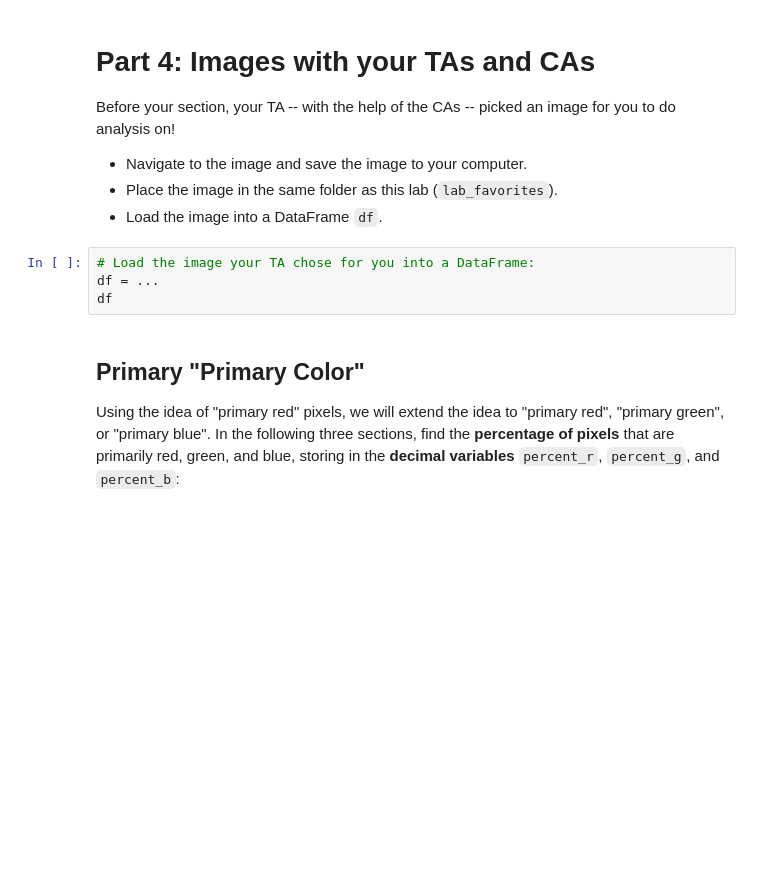
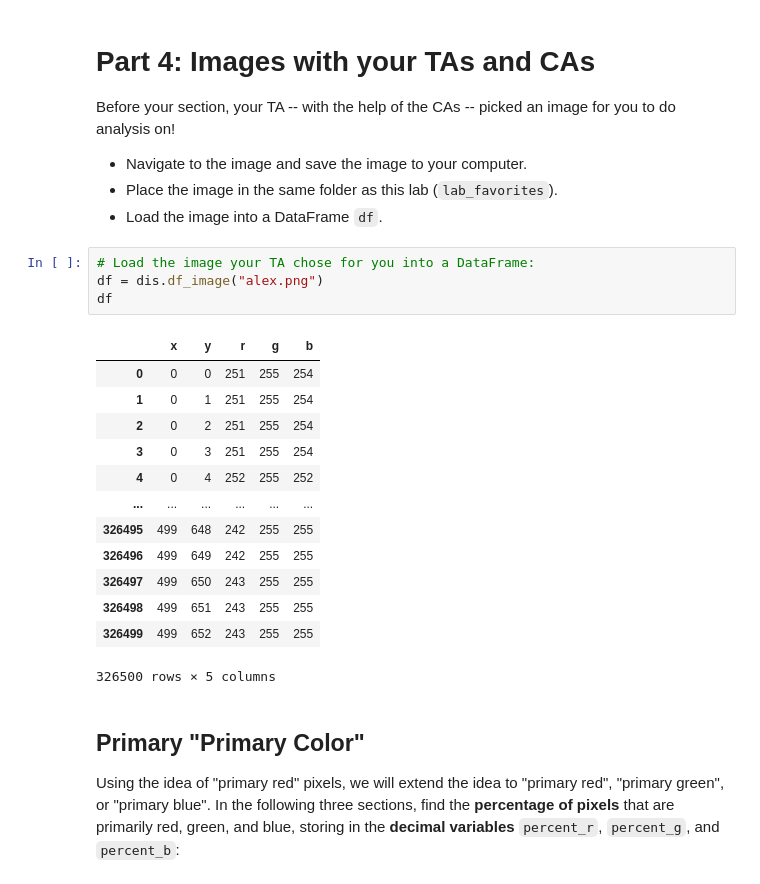
Before and after one commit to ryguy2k4/stat107, a Jupyter notebook: lab_favorites/lab_favorites.ipynb, the cells around one changed output. Saved outputs shown, nothing was run; the diff lists cells and outputs as text; blank space fills up the shorter version.

```diff
--- a/lab_favorites/lab_favorites.ipynb
+++ b/lab_favorites/lab_favorites.ipynb
@@ -323,8 +420,22 @@ Before your section, your TA -- with the help of the CAs -- picked an image for
 - Load the image into a DataFrame `df`.
 # %%
 # Load the image your TA chose for you into a DataFrame:
-df = ...
+df = dis.df_image("alex.png")
 df
+# %% [output]
+|  | x | y | r | g | b |
+| 0 | 0 | 0 | 251 | 255 | 254 |
+| 1 | 0 | 1 | 251 | 255 | 254 |
+| 2 | 0 | 2 | 251 | 255 | 254 |
+| 3 | 0 | 3 | 251 | 255 | 254 |
+| 4 | 0 | 4 | 252 | 255 | 252 |
+| ... | ... | ... | ... | ... | ... |
+| 326495 | 499 | 648 | 242 | 255 | 255 |
+| 326496 | 499 | 649 | 242 | 255 | 255 |
+| 326497 | 499 | 650 | 243 | 255 | 255 |
+| 326498 | 499 | 651 | 243 | 255 | 255 |
+| 326499 | 499 | 652 | 243 | 255 | 255 |
+326500 rows × 5 columns
 # %% [markdown]
 ## Primary "Primary Color"
 
```
Also changed, not shown: parts of 40 cells of this notebook.
